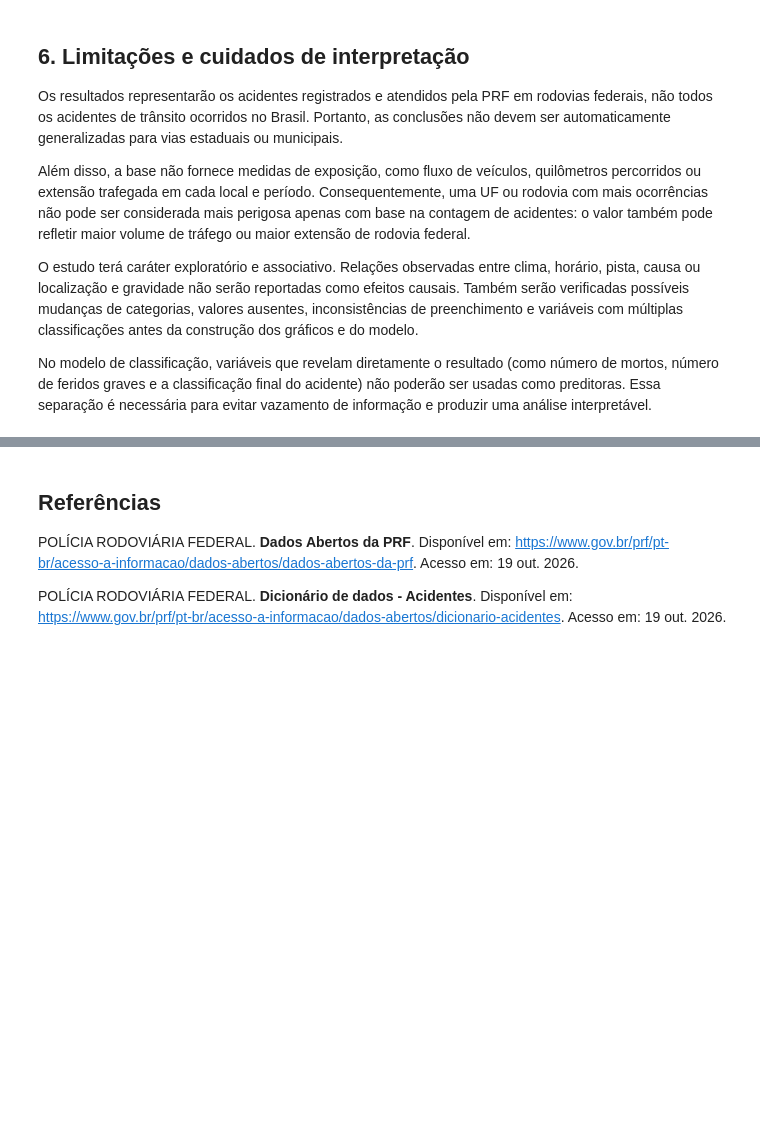
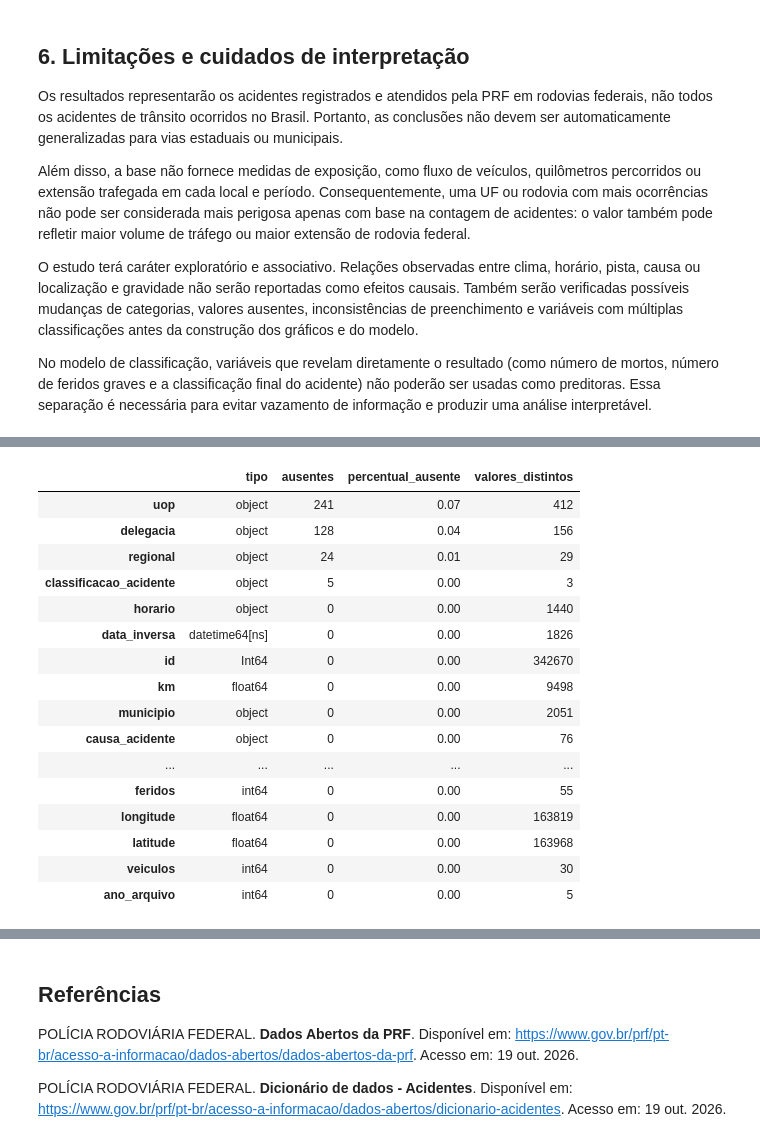
Before and after one commit to MaluSevilha/analise-acidentes-prf, a Jupyter notebook: relatorio.ipynb, the cells around one changed output, grey strips where cells are left out. Cells and saved outputs as stored; diff of their text form; code cells hidden in the pictures; blank space fills up the shorter version.

Commit message:
dados: organização e análise de qualidade deles

```diff
--- a/relatorio.ipynb
+++ b/relatorio.ipynb
@@ -97,0 +90,8 @@ No modelo de classificação, variáveis que revelam diretamente o resultado (co
+# %%
+import pandas as pd
+
+dados_2021 = pd.read_csv("dados/brutos/datatran2021.csv", sep=";", encoding="latin1", decimal=",")
+dados_2022 = pd.read_csv("dados/brutos/datatran2022.csv", sep=";", encoding="latin1", decimal=",")
+dados_2023 = pd.read_csv("dados/brutos/datatran2023.csv", sep=";", encoding="latin1", decimal=",")
+dados_2024 = pd.read_csv("dados/brutos/datatran2024.csv", sep=";", encoding="latin1", decimal=",")
+dados_2025 = pd.read_csv("dados/brutos/datatran2025.csv", sep=";", encoding="latin1", decimal=",")
@@ -97,0 +102,14 @@ No modelo de classificação, variáveis que revelam diretamente o resultado (co
+# %%
+dados_2021["ano_arquivo"] = 2021
+dados_2022["ano_arquivo"] = 2022
+dados_2023["ano_arquivo"] = 2023
+dados_2024["ano_arquivo"] = 2024
+dados_2025["ano_arquivo"] = 2025
+
+dados = pd.concat([dados_2021, dados_2022, dados_2023, dados_2024, dados_2025], ignore_index=True)
+
+dados["id"] = dados["id"].astype("Int64")
+dados["data_inversa"] = pd.to_datetime(dados["data_inversa"], errors="coerce")
+
+print(f"Dimensão da base consolidada: {dados.shape[0]:,} linhas e {dados.shape[1]} colunas")
+dados.head()
@@ -97,0 +207,26 @@ No modelo de classificação, variáveis que revelam diretamente o resultado (co
+# %%
+diagnostico_colunas = pd.DataFrame()
+diagnostico_colunas["tipo"] = dados.dtypes.astype(str)
+diagnostico_colunas["ausentes"] = dados.isna().sum()
+diagnostico_colunas["percentual_ausente"] = dados.isna().mean() * 100
+diagnostico_colunas["valores_distintos"] = dados.nunique()
+
+diagnostico_colunas.sort_values("ausentes", ascending=False)
+# %% [output]
+|  | tipo | ausentes | percentual_ausente | valores_distintos |
+| uop | object | 241 | 0.07 | 412 |
+| delegacia | object | 128 | 0.04 | 156 |
+| regional | object | 24 | 0.01 | 29 |
+| classificacao_acidente | object | 5 | 0.00 | 3 |
+| horario | object | 0 | 0.00 | 1440 |
+| data_inversa | datetime64[ns] | 0 | 0.00 | 1826 |
+| id | Int64 | 0 | 0.00 | 342670 |
+| km | float64 | 0 | 0.00 | 9498 |
+| municipio | object | 0 | 0.00 | 2051 |
+| causa_acidente | object | 0 | 0.00 | 76 |
+| ... | ... | ... | ... | ... |
+| feridos | int64 | 0 | 0.00 | 55 |
+| longitude | float64 | 0 | 0.00 | 163819 |
+| latitude | float64 | 0 | 0.00 | 163968 |
+| veiculos | int64 | 0 | 0.00 | 30 |
+| ano_arquivo | int64 | 0 | 0.00 | 5 |
```
Also changed, not shown: parts of 12 cells of this notebook.
